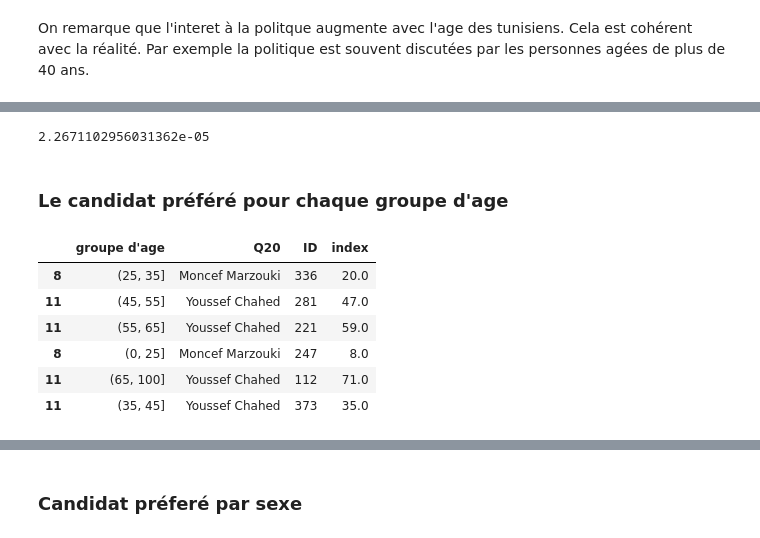
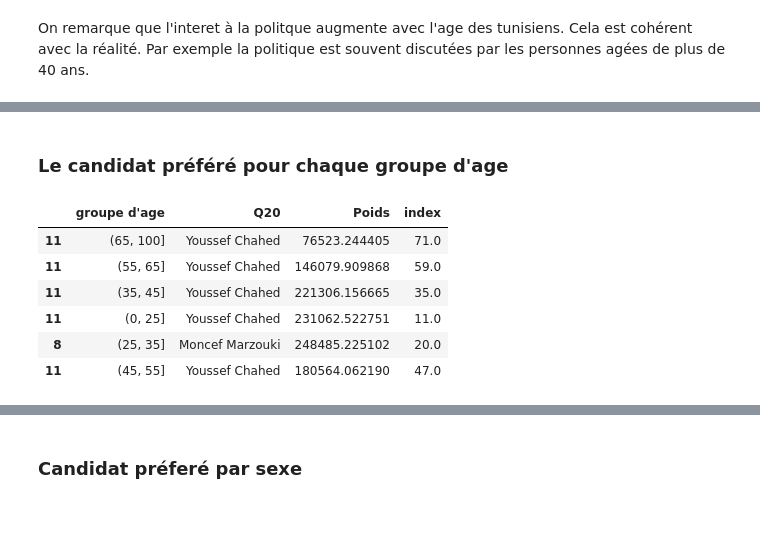
Before and after one commit to med-tz/elelction_Tunisie, a Jupyter notebook: Source.ipynb, the cells around one changed output, grey strips where cells are left out. Saved outputs shown, nothing was run; the diff lists cells and outputs as text; code cells hidden in the pictures.

```diff
--- a/Source.ipynb
+++ b/Source.ipynb
@@ -268,8 +283,8 @@ le pourcentage des pesonnes qui manifestent un interet pour la politique est de
 # %% [markdown]
 ###Le pourcentage des gens qui sont très intéréssés par la politique
 # %%
-nb_total=Base[~Base['Q17'].isin([99])].count()[0]
-p=Base[Base["Q17"].isin([1])].count()[0]/nb_total
+nb_total=Base[~Base['Q17'].isin([99])]["Poids"].sum()
+p=Base[Base["Q17"].isin([1])]["Poids"].sum()/nb_total
 f=nb_total/11960000
 var=(1-f)*p*(1-p)/(nb_total-1)
 print("le pourcentage des pesonnes qui manifestent un interet pour la politique est de l'ordre de {}. La variance de l'estimateur est {}".format(p,var))
@@ -287,8 +302,8 @@ groupes_ages=set(Base["groupe d'age"])
 groupes_ages = list(groupes_ages)
 couples={}
 for i in groupes_ages:
-  nb_total=Base[(~Base['Q17'].isin([99]))&(Base["groupe d'age"]==i)].count()[0]
-  p=Base[(Base["Q17"].isin([1,2]))&(Base["groupe d'age"]==i)].count()[0]/nb_total
+  nb_total=Base[(~Base['Q17'].isin([99]))&(Base["groupe d'age"]==i)]["Poids"].sum()
+  p=Base[(Base["Q17"].isin([1,2]))&(Base["groupe d'age"]==i)]["Poids"].sum()/nb_total
   f=nb_total/11960000
   var=(1-f)*p*(1-p)/(nb_total-1)
   couples[i]=[p,var]
@@ -302,0 +320,14 @@ On remarque que l'interet à la politque augmente avec l'age des tunisiens. Cela
+# %%
+Base=pd.read_excel("/content/Base.xlsx")
+copy = Base.copy()
+Dict={1:"Actif/je travaille",2:"Chômeur",3:"Etudiant",4:"retraité",5:"Femme au foyer",6:"Handicapé",7:"Autres",96:"Refus",98:"Refus",99:"Refus"}
+varc='Q9'
+copy.replace(to_replace={varc: Dict},inplace=True)
+copy=copy[copy[varc].isin(["Actif/je travaille","Chômeur","Etudiant","retraité","Femme au foyer","Handicapé"])]
+df=pd.DataFrame(columns=["statut","interet pour la politiue"])
+statut_prof=["Actif/je travaille","Chômeur","Etudiant","retraité","Femme au foyer","Handicapé"]
+for i in statut_prof:
+  total=copy[copy[varc]==i]["Poids"].sum()
+  n=copy[(copy[varc]==i)&((copy["Q17"].isin([1,2])))]["Poids"].sum()
+  df=df.append({"statut":i,"interet pour la politiue":n/total},ignore_index=True)
+df
@@ -312,32 +350,30 @@ Base.count()[0]
 f=11000/11960000
 var=(1-f)*p*(1-p)/10999
 var
-# %% [output]
-2.2671102956031362e-05
 # %% [markdown]
 ### Le candidat préféré pour chaque groupe d'age
 # %%
 Base=pd.read_excel("/content/Base.xlsx")
 Base["groupe d'age"]= pd.cut(Base.Q5,bins=[0,25,35,45,55,65,100])
 copy = Base.copy()
 varc='Q20'
 Dict={1:"Beji Caïd Essebsi",2:"Moncef Marzouki",3:"Mehdi Jomaa",4:"Rached Ghannouchi",5:"Samia Abbou",6:"Mohammed Abbou",7:"Hamma Hammani",8:"Youssef Chahed",9:"Kamel Morjan",
       10:"Mohsen Marzouk",98:"refus",97:"Ne sait pas",99:"Ne connait pas"}
 copy.replace(to_replace={varc: Dict},inplace=True)
 copy=copy[~copy[varc].isin(["Ne sait pas","Ne connait pas","refus"])]
 df=pd.DataFrame()
-copy=copy.groupby(["groupe d'age",varc]).agg({"ID":"count"}).reset_index()
-df=pd.DataFrame(columns=["groupe d'age","Q20","ID"])
+copy=copy.groupby(["groupe d'age",varc]).agg({"Poids":"sum"}).reset_index()
+df=pd.DataFrame(columns=["groupe d'age","Q20","Poids"])
 age_groupe=set(copy["groupe d'age"])
 for i in age_groupe:
   tmp=copy.loc[copy["groupe d'age"]==i].reset_index()
-  df=df.append(tmp.iloc[tmp["ID"].idxmax()])
+  df=df.append(tmp.iloc[tmp["Poids"].idxmax()])
 df
 # %% [output]
-|  | groupe d'age | Q20 | ID | index |
-| 8 | (25, 35] | Moncef Marzouki | 336 | 20.0 |
-| 11 | (45, 55] | Youssef Chahed | 281 | 47.0 |
-| 11 | (55, 65] | Youssef Chahed | 221 | 59.0 |
-| 8 | (0, 25] | Moncef Marzouki | 247 | 8.0 |
-| 11 | (65, 100] | Youssef Chahed | 112 | 71.0 |
-| 11 | (35, 45] | Youssef Chahed | 373 | 35.0 |
+|  | groupe d'age | Q20 | Poids | index |
+| 11 | (65, 100] | Youssef Chahed | 76523.244405 | 71.0 |
+| 11 | (55, 65] | Youssef Chahed | 146079.909868 | 59.0 |
+| 11 | (35, 45] | Youssef Chahed | 221306.156665 | 35.0 |
+| 11 | (0, 25] | Youssef Chahed | 231062.522751 | 11.0 |
+| 8 | (25, 35] | Moncef Marzouki | 248485.225102 | 20.0 |
+| 11 | (45, 55] | Youssef Chahed | 180564.062190 | 47.0 |
```
Also changed, not shown: parts of 104 cells of this notebook.
